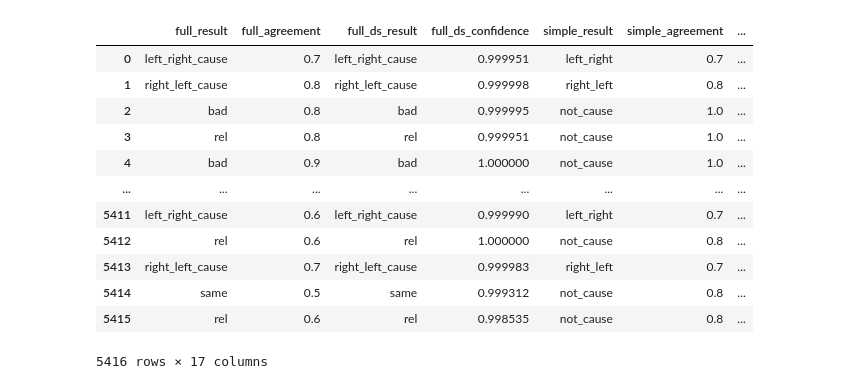
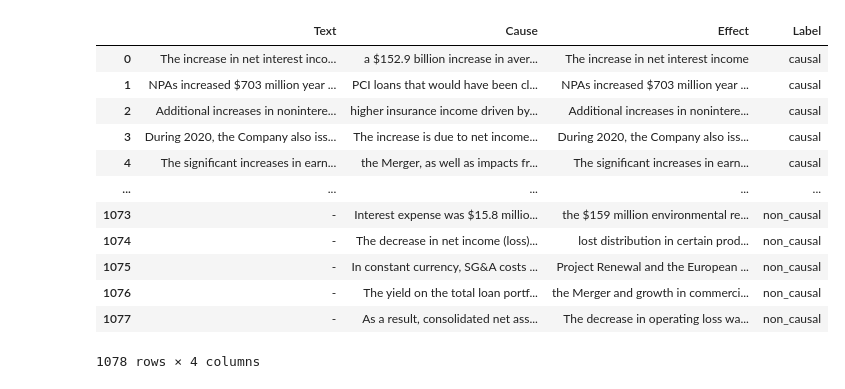
Before and after one commit to GoloMarcos/eCHOLGA, a Jupyter notebook: show_graph.ipynb, the cells around one changed output. Cells and saved outputs as stored; diff of their text form; code cells hidden in the pictures.

```diff
--- a/show_graph.ipynb
+++ b/show_graph.ipynb
@@ -1,28 +1,28 @@
 # %%
 import pandas as pd
 import numpy as np
 import networkx as nx
 import pickle as pkl
 
-dt = 'Headlines'
+dt = 'FinCausal'
 
 df = pd.read_csv(dt + '.csv')
 
 df
 # %% [output]
-|  | full_result | full_agreement | full_ds_result | full_ds_confidence | simple_result | simple_agreement | ... |
-| 0 | left_right_cause | 0.7 | left_right_cause | 0.999951 | left_right | 0.7 | ... |
-| 1 | right_left_cause | 0.8 | right_left_cause | 0.999998 | right_left | 0.8 | ... |
-| 2 | bad | 0.8 | bad | 0.999995 | not_cause | 1.0 | ... |
-| 3 | rel | 0.8 | rel | 0.999951 | not_cause | 1.0 | ... |
-| 4 | bad | 0.9 | bad | 1.000000 | not_cause | 1.0 | ... |
-| ... | ... | ... | ... | ... | ... | ... | ... |
-| 5411 | left_right_cause | 0.6 | left_right_cause | 0.999990 | left_right | 0.7 | ... |
-| 5412 | rel | 0.6 | rel | 1.000000 | not_cause | 0.8 | ... |
-| 5413 | right_left_cause | 0.7 | right_left_cause | 0.999983 | right_left | 0.7 | ... |
-| 5414 | same | 0.5 | same | 0.999312 | not_cause | 0.8 | ... |
-| 5415 | rel | 0.6 | rel | 0.998535 | not_cause | 0.8 | ... |
+|  | Text | Cause | Effect | Label |
+| 0 | The increase in net interest inco... | a $152.9 billion increase in aver... | The increase in net interest income | causal |
+| 1 | NPAs increased $703 million year ... | PCI loans that would have been cl... | NPAs increased $703 million year ... | causal |
+| 2 | Additional increases in nonintere... | higher insurance income driven by... | Additional increases in nonintere... | causal |
+| 3 | During 2020, the Company also iss... | The increase is due to net income... | During 2020, the Company also iss... | causal |
+| 4 | The significant increases in earn... | the Merger, as well as impacts fr... | The significant increases in earn... | causal |
+| ... | ... | ... | ... | ... |
+| 1073 | - | Interest expense was $15.8 millio... | the $159 million environmental re... | non_causal |
+| 1074 | - | The decrease in net income (loss)... | lost distribution in certain prod... | non_causal |
+| 1075 | - | In constant currency, SG&A costs ... | Project Renewal and the European ... | non_causal |
+| 1076 | - | The yield on the total loan portf... | the Merger and growth in commerci... | non_causal |
+| 1077 | - | As a result, consolidated net ass... | The decrease in operating loss wa... | non_causal |
-5416 rows × 17 columns
+1078 rows × 4 columns
 # %%
 graph = nx.Graph()
 
```
Also changed, not shown: parts of 3 cells of this notebook, 4 other files.
